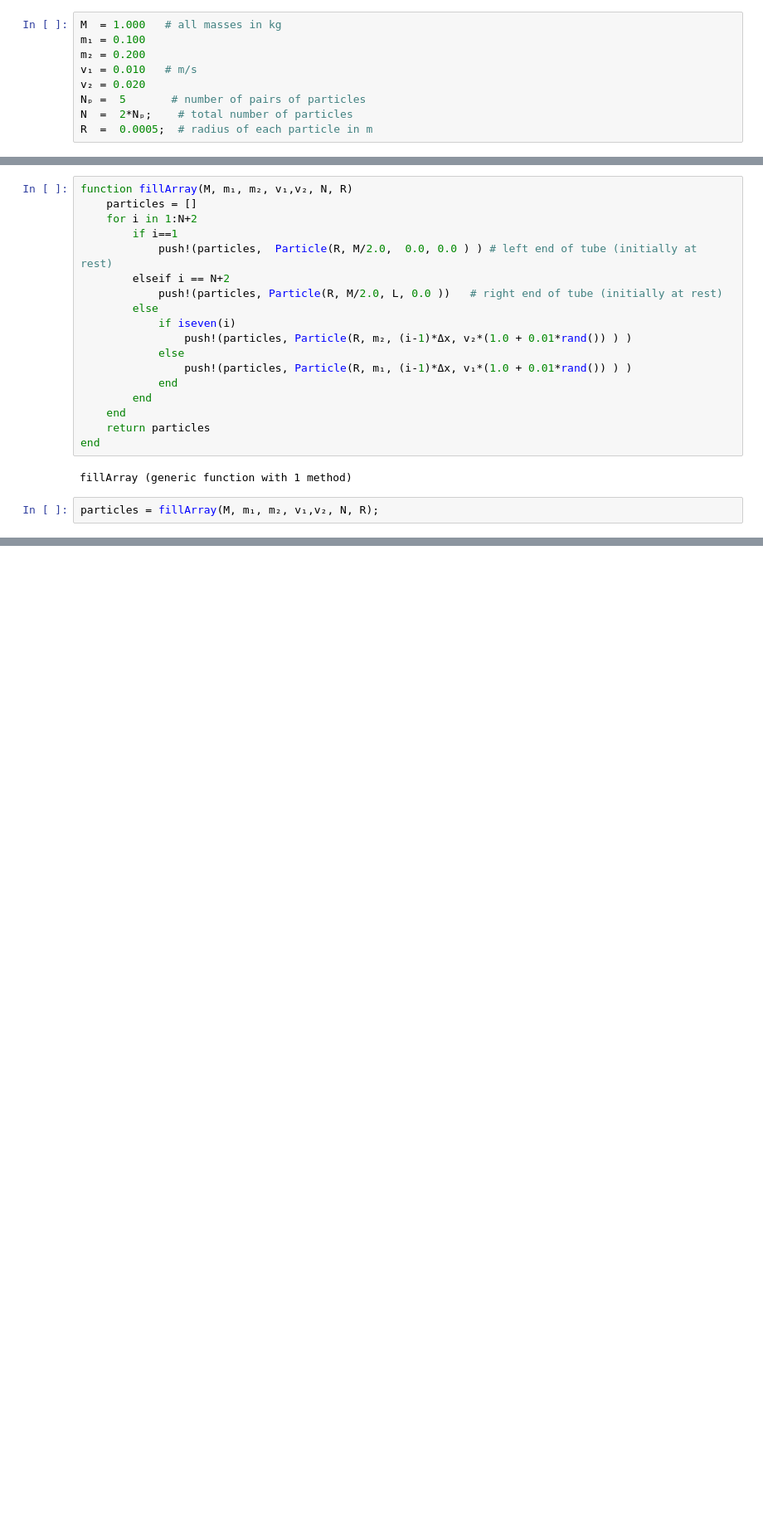
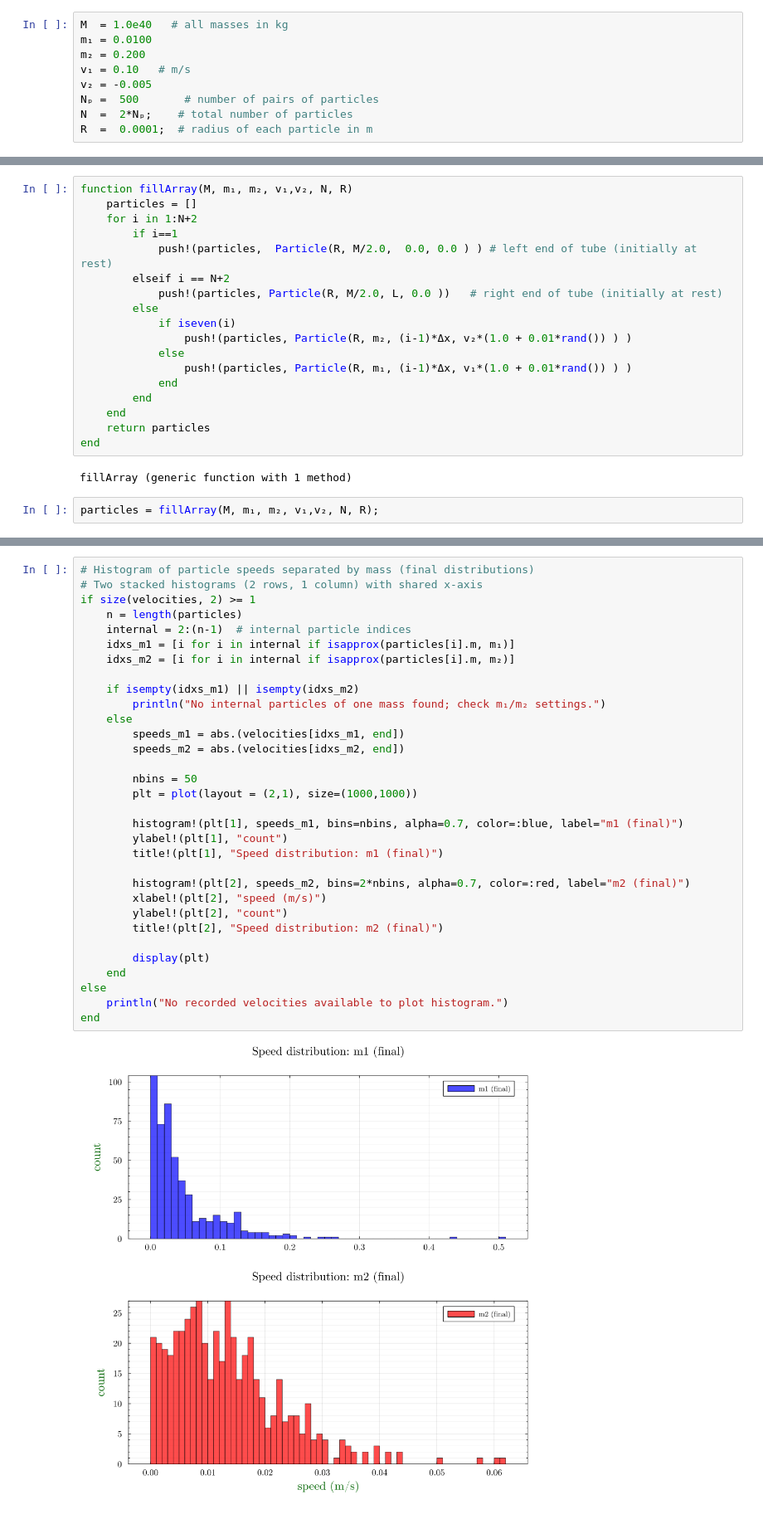
Before and after one commit to paulnakroshis/1DBinaryGas, a Jupyter notebook: src/1dBinaryGas.ipynb, the cells around one changed output, grey strips where cells are left out. Shown at 83% size. Saved outputs shown, nothing was run; the diff lists cells and outputs as text; blank space fills up the shorter version.

```diff
--- a/src/1dBinaryGas.ipynb
+++ b/src/1dBinaryGas.ipynb
@@ -120,14 +124,14 @@ handleNextCollisions! (generic function with 1 method)
 # %% [markdown]
 ### Define the simulation parameters
 # %%
-M  = 1.000   # all masses in kg
-m₁ = 0.100
+M  = 1.0e40   # all masses in kg
+m₁ = 0.0100
 m₂ = 0.200
-v₁ = 0.010   # m/s
-v₂ = 0.020
-Nₚ =  5       # number of pairs of particles
+v₁ = 0.10   # m/s
+v₂ = -0.005
+Nₚ =  500       # number of pairs of particles
 N  =  2*Nₚ;    # total number of particles
-R  =  0.0005;  # radius of each particle in m
+R  =  0.0001;  # radius of each particle in m
 # %% [markdown]
 Now use the above info to determine a minimum length for the tube. Eventually, I will want to place all N particles on the left half of the tube. so use this info along with the radius of each particle to set the minimum length $L_{\mathrm{min}} > 4R(N+1)$:
 # %%
@@ -244,0 +245,34 @@ Momentum after:  0.2
+# %%
+# Histogram of particle speeds separated by mass (final distributions)
+# Two stacked histograms (2 rows, 1 column) with shared x-axis
+if size(velocities, 2) >= 1
+    n = length(particles)
+    internal = 2:(n-1)  # internal particle indices
+    idxs_m1 = [i for i in internal if isapprox(particles[i].m, m₁)]
+    idxs_m2 = [i for i in internal if isapprox(particles[i].m, m₂)]
+
+    if isempty(idxs_m1) || isempty(idxs_m2)
+        println("No internal particles of one mass found; check m₁/m₂ settings.")
+    else
+        speeds_m1 = abs.(velocities[idxs_m1, end])
+        speeds_m2 = abs.(velocities[idxs_m2, end])
+
+        nbins = 50
+        plt = plot(layout = (2,1), size=(1000,1000))
+
+        histogram!(plt[1], speeds_m1, bins=nbins, alpha=0.7, color=:blue, label="m1 (final)")
+        ylabel!(plt[1], "count")
+        title!(plt[1], "Speed distribution: m1 (final)")
+
+        histogram!(plt[2], speeds_m2, bins=2*nbins, alpha=0.7, color=:red, label="m2 (final)")
+        xlabel!(plt[2], "speed (m/s)")
+        ylabel!(plt[2], "count")
+        title!(plt[2], "Speed distribution: m2 (final)")
+
+        display(plt)
+    end
+else
+    println("No recorded velocities available to plot histogram.")
+end
+# %% [output]
+[figure, added]
```
Also changed, not shown: parts of 10 cells of this notebook.
